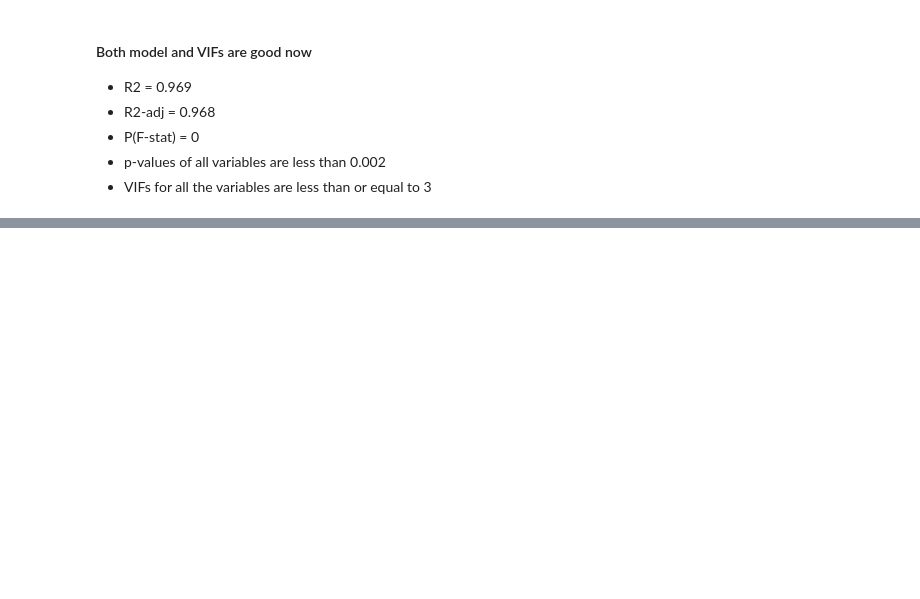
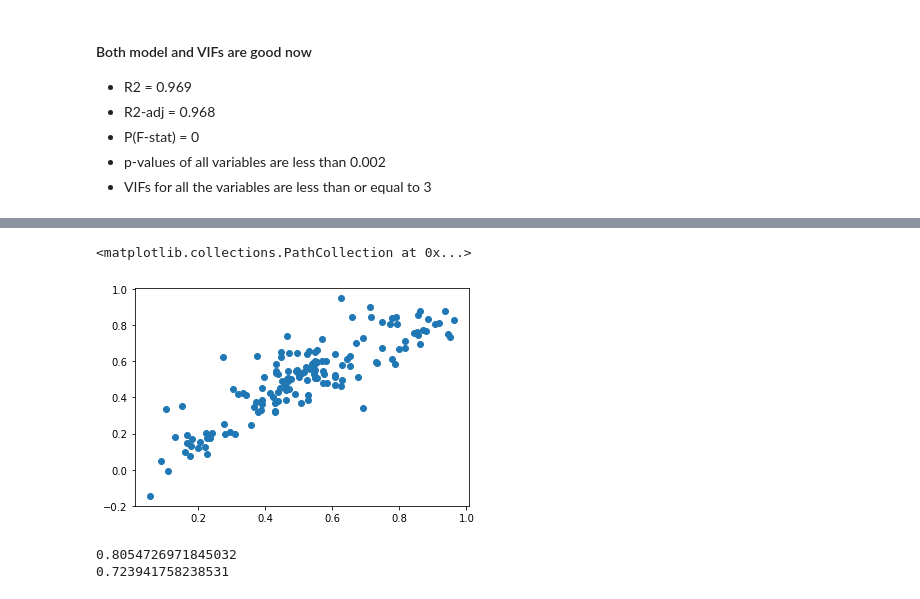
Before and after one commit to jawad360/epgp_course_2_bike_sharing_ass, a Jupyter notebook: bike_sharing.ipynb, the cells around one changed output, grey strips where cells are left out. Saved outputs shown, nothing was run; the diff lists cells and outputs as text; code cells hidden in the pictures; blank space fills up the shorter version.

```diff
--- a/bike_sharing.ipynb
+++ b/bike_sharing.ipynb
@@ -810,0 +851,2 @@ vif
+# %%
+df_test[rescale_vars] = scaler.transform(df_test[rescale_vars])
@@ -810,0 +866,18 @@ vif
+# %%
+y_test = df_test.pop("cnt")
+X_test = df_test
+# %%
+X_test_sm = X_test[X_train_rfe.columns]
+# %%
+y_test_pred = lm.predict(X_test_sm)
+# %%
+plt.scatter(y_test, y_test_pred)
+# %% [output]
+<matplotlib.collections.PathCollection at 0x...>
+[figure, added]
+# %%
+print(r2_score(y_true=y_train, y_pred=y_train_pred))
+print(r2_score(y_true=y_test, y_pred=y_test_pred))
+# %% [output]
+0.8054726971845032
+0.723941758238531
```
Also changed, not shown: parts of 20 cells of this notebook.
